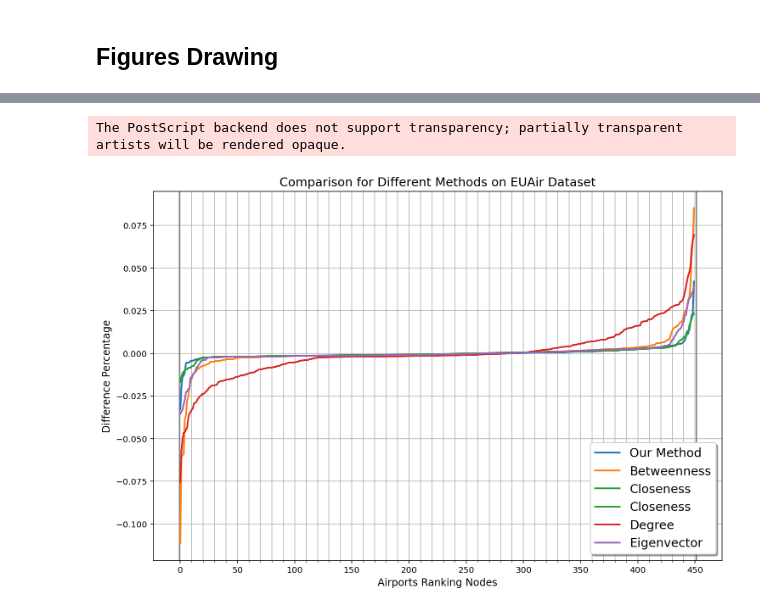
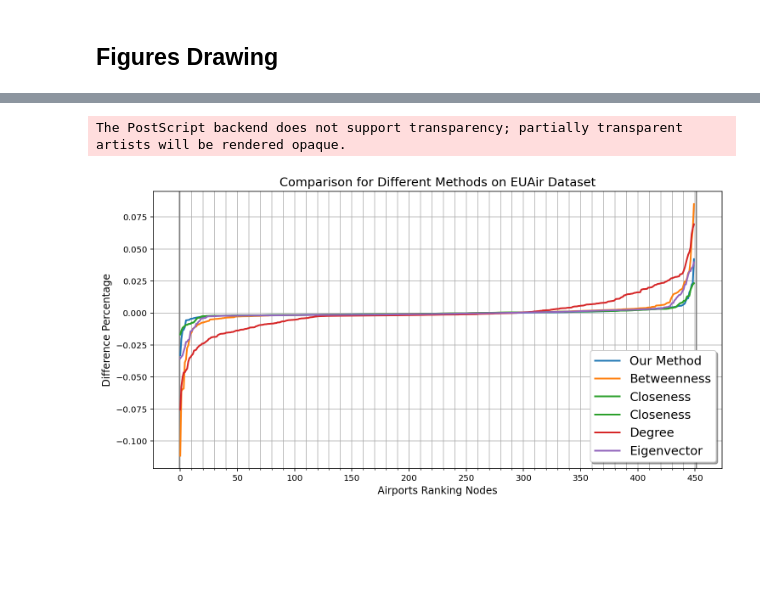
Before and after one commit to ninn-kou/iRank, a Jupyter notebook: EUAir_Experiments.ipynb, the cells around one changed output, grey strips where cells are left out. Cells and saved outputs as stored; diff of their text form; code cells hidden in the pictures; blank space fills up the shorter version.

```diff
--- a/EUAir_Experiments.ipynb
+++ b/EUAir_Experiments.ipynb
@@ -135,7 +147,7 @@ nodes = len(all_files)
 b_avg_rank = np.zeros(nodes, dtype=float)
 
 for subdata in tqdm(all_files):
-    sub_network, _, sub_size = loadEUAirTransport(subdata)
+    sub_network, _, sub_size = loadMultiplex(subdata)
     b_sub_x = s1_betweenness_centrality(sub_network, sub_size)
 
     while len(b_sub_x) != nodes:
@@ -167,7 +185,7 @@ nodes = len(all_files)
 c_avg_rank = np.zeros(nodes, dtype=float)
 
 for subdata in tqdm(all_files):
-    sub_network, _, sub_size = loadEUAirTransport(subdata)
+    sub_network, _, sub_size = loadMultiplex(subdata)
     c_sub_x = s1_closeness_centrality(sub_network, sub_size)
 
     while len(c_sub_x) != nodes:
@@ -199,7 +223,7 @@ nodes = len(all_files)
 d_avg_rank = np.zeros(nodes, dtype=float)
 
 for subdata in tqdm(all_files):
-    sub_network, _, sub_size = loadEUAirTransport(subdata)
+    sub_network, _, sub_size = loadMultiplex(subdata)
     d_sub_x = s1_degree_centrality(sub_network, sub_size)
 
     while len(d_sub_x) != nodes:
@@ -231,7 +261,7 @@ nodes = len(all_files)
 e_avg_rank = np.zeros(nodes, dtype=float)
 
 for subdata in tqdm(all_files):
-    sub_network, _, sub_size = loadEUAirTransport(subdata)
+    sub_network, _, sub_size = loadMultiplex(subdata)
     e_sub_x = s1_eigenvector_centrality(sub_network, sub_size)
 
     while len(e_sub_x) != nodes:
@@ -345,36 +377,36 @@ clos = sorted(c_percentage_diff)
 degr = sorted(d_percentage_diff)
 eige = sorted(e_percentage_diff)
 
-fig, ax = plt.subplots(figsize=(12, 8))
+fig, ax = plt.subplots(figsize=(12, 6))
 
 # Major ticks every 50, minor ticks every 10
 major_ticks = np.arange(0, 451, 50)
 minor_ticks = np.arange(0, 451, 10)
 
 x_axis = np.arange(0.0, 450.0, 1.0)
 
 ax.axvline(x=-1, color='C7')
 ax.axvline(x=451, color='C7')
 
 ax.plot(x_axis, ours, color='C0', linewidth=2, label="Our Method")
 ax.plot(x_axis, betw, color='C1', linewidth=2, label="Betweenness")
 ax.plot(x_axis, clos, color='C2', linewidth=2, label="Closeness")
 ax.plot(x_axis, clos, color='C2', linewidth=2, label="Closeness")
 ax.plot(x_axis, degr, color='C3', linewidth=2, label="Degree")
 ax.plot(x_axis, eige, color='C4', linewidth=2, label="Eigenvector")
 
 ax.set_xlabel('Airports Ranking Nodes', fontsize='large')
 ax.set_ylabel('Difference Percentage', fontsize='large')
 ax.set_title('Comparison for Different Methods on EUAir Dataset', fontsize='x-large')
 
 ax.set_xticks(major_ticks)
 ax.set_xticks(minor_ticks, minor=True)
 ax.grid(which='both')
 ax.legend(fontsize="x-large", loc='lower right', shadow=True, fancybox=True)
 
-fig.savefig("s1_results_comparision.eps", format='eps')
+fig.savefig("docs/img/Result_s1_EUAir_comparison.eps", format='eps', bbox_inches='tight')
 
 plt.show()
 # %% [output]
 The PostScript backend does not support transparency; partially transparent artists will be rendered opaque.
-[figure, old version]
+[figure, new version]
```
Also changed, not shown: parts of 8 cells of this notebook, 6 other files.
